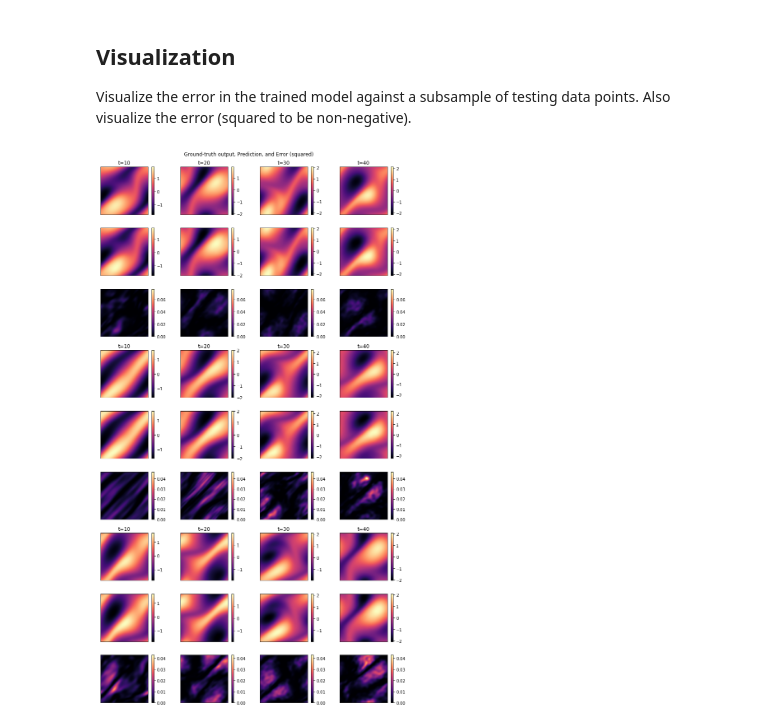
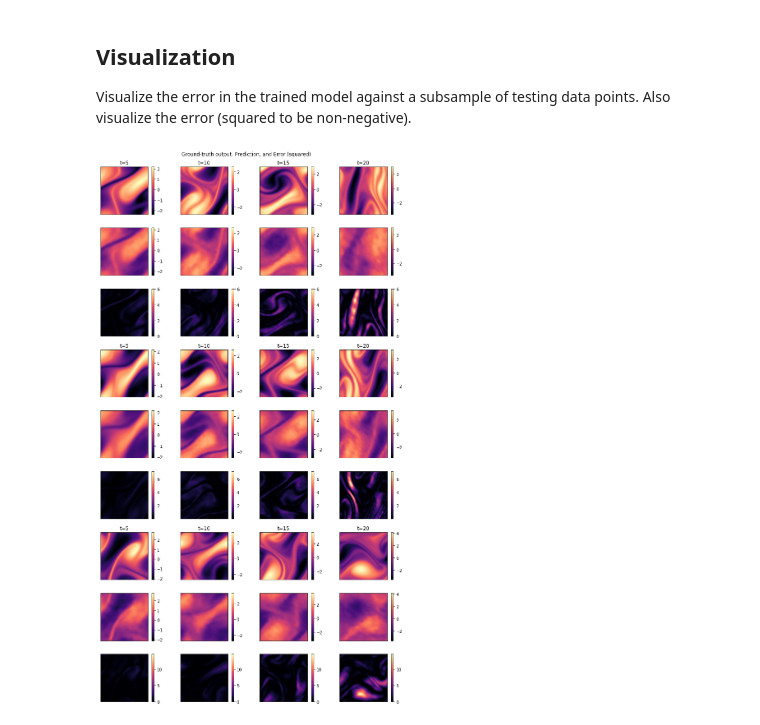
Before and after one commit to m4e7/neuraloperator, a Jupyter notebook: examples/fourier_2d_time.ipynb, the cells around one changed output. Cells and saved outputs as stored; diff of their text form; code cells hidden in the pictures.

```diff
--- a/examples/fourier_2d_time.ipynb
+++ b/examples/fourier_2d_time.ipynb
@@ -63,8 +63,7 @@ output: the solution of the next timestep
 output shape: (batchsize, x=64, y=64, c=1)
 # %%
 class Config(NamedTuple):
-    train_path: str
-    test_path: str
+    data_path: str
     n_train: int
     n_test: int
     train_batch_size: int
@@ -86,8 +85,7 @@ class Config(NamedTuple):
             cfg = yaml.load(f)
 
         config = Config(
-            train_path=cfg['train_path'],
-            test_path=cfg['test_path'],
+            data_path=cfg['data_path'],
             n_train=cfg['n_train'],
             n_test=cfg['n_test'],
             train_batch_size=cfg['train_batch_size'],
@@ -106,14 +104,14 @@ class Config(NamedTuple):
         return config
 
 
-config = Config.from_yaml('fourier_2d_time_V1e-3.yaml')
+config = Config.from_yaml('fourier_2d_time_V1e-4.yaml')
 # %%
 ################################################################
 # load data and data normalization
 ################################################################
 
 train_loader, test_loader, output_encoder = load_navier_stokes_temporal_pt(
-    config.train_path, # Currently, the same path is used for both training and testing data.
+    config.data_path,
     config.n_train,
     config.n_test,
     config.history_length,
@@ -333,7 +331,7 @@ Visualize the error in the trained model against a subsample of testing data poi
 n_samples = 3
 n_rows = 3
 n_cols = 4
-t_step = 10
+t_step = 5
 
 def sample_largest_error(error: torch.Tensor) -> int:
     m = [error[i].max() for i in range(error.shape[0])]
@@ -343,16 +341,19 @@ def sample_largest_error(error: torch.Tensor) -> int:
 fig = plt.figure(figsize=(11,  # width (inches)
                           19))  # height (inches)
 for sample in range(n_samples):
-    batch_number = 10 + 2 * sample
+    batch_number = 20 + 2 * sample
     _, yy, pred, error = sample_test_data(
         test_loader, batch_number, sample_largest_error)
+    # pred *= 2
+    # error = (pred - yy).square()
+
     vmin = [
         min(yy[i].min(), pred[i].min())
-        for i in range(9, 40, t_step)
+        for i in range(4, config.future_duration, t_step)
     ]
     vmax = [
         max(yy[i].max(), pred[i].max())
-        for i in range(9, 40, t_step)
+        for i in range(4, config.future_duration, t_step)
     ]
 
     # Ground truth:
@@ -373,31 +374,31 @@ for sample in range(n_samples):
     r = sample * n_rows + 1
     for c in range(n_cols):
         t = (c + 1) * t_step - 1
         ax = fig.add_subplot(n_rows * n_samples, n_cols, r * n_cols + c + 1)
         im = ax.imshow(pred[t].detach().cpu(),
                        cmap='magma',
                        vmin=vmin[c],
                        vmax=vmax[c])
         plt.xticks([], [])
         plt.yticks([], [])
         fig.colorbar(im, ax=ax)
 
     # Error:
     r = sample * n_rows + 2
     for c in range(n_cols):
         t = (c + 1) * t_step - 1
         ax = fig.add_subplot(n_rows * n_samples, n_cols, r * n_cols + c + 1)
         im = ax.imshow(error[t].detach().cpu(),
                        cmap='magma',
                        vmin=error.min(),
                        vmax=error.max())
         # print(f'{error[t].min():7.5f} <= error[t] <= {error[t].max():7.5f}')
         plt.xticks([], [])
         plt.yticks([], [])
         fig.colorbar(im, ax=ax)
 
 fig.suptitle('Ground-truth output, Prediction, and Error (squared)', y=0.99)
 plt.tight_layout()
 fig.show()
 # %% [output]
-[figure, old version]
+[figure, new version]
```
Also changed, not shown: parts of 2 cells of this notebook, 2 other files.
